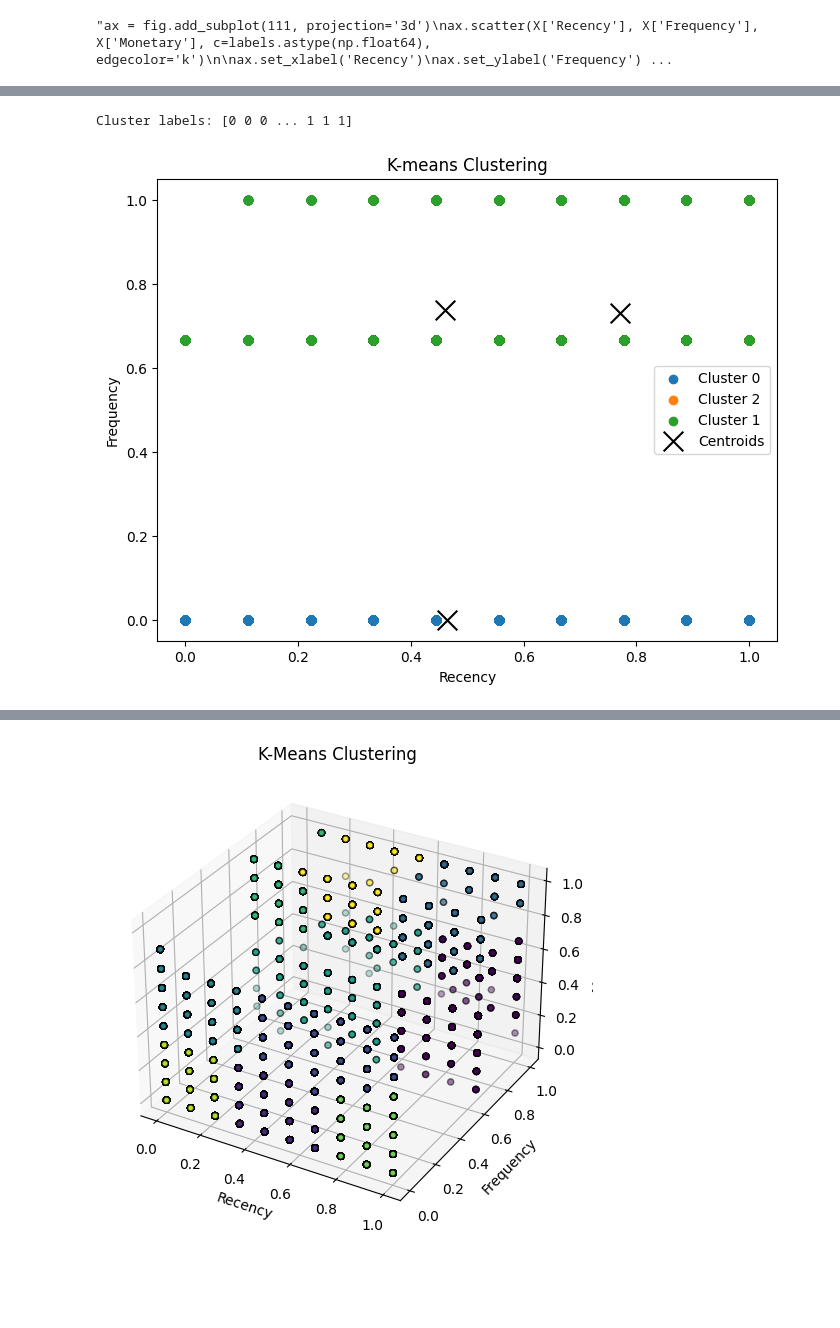
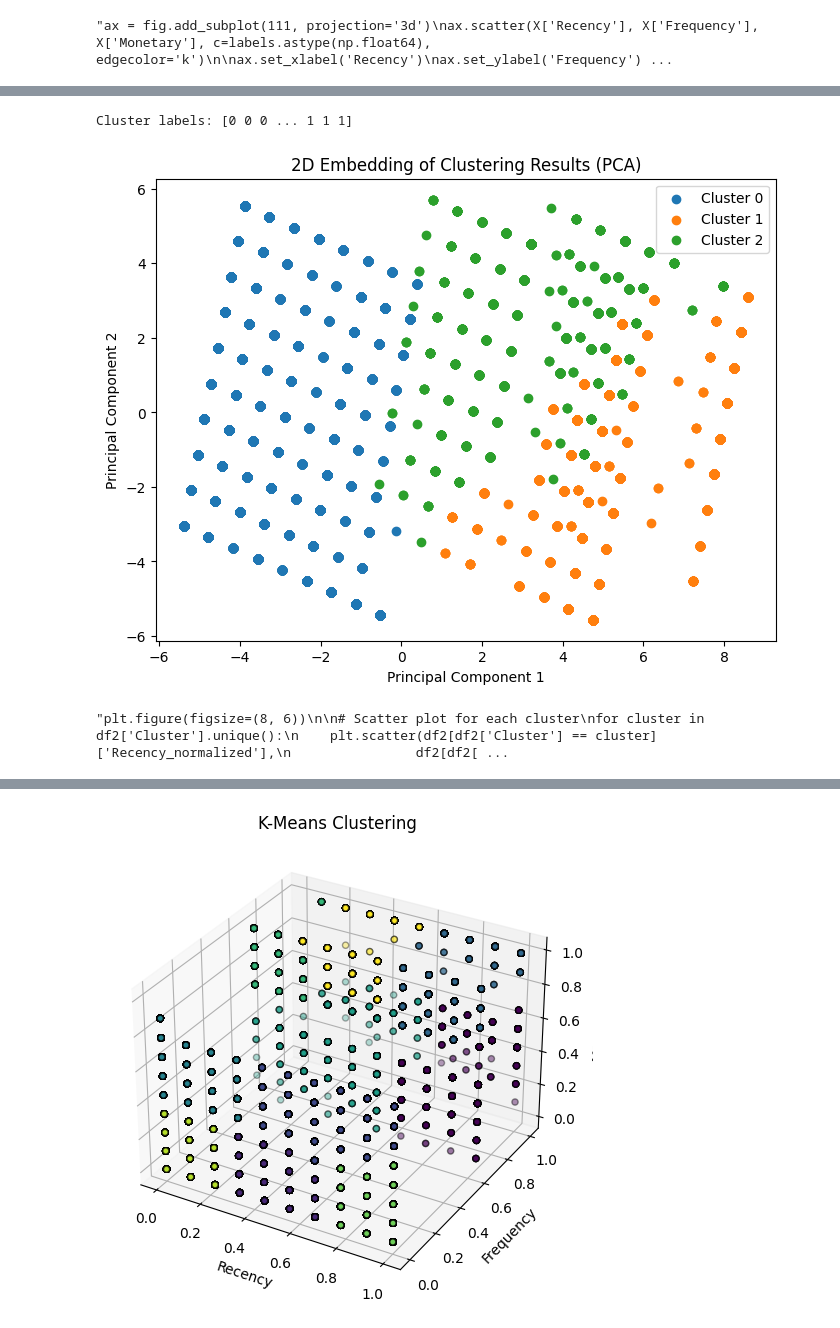
Before and after one commit to MohamedWael45/RFM, a Jupyter notebook: RFM_VeryFinal.ipynb, the cells around one changed output, grey strips where cells are left out. Saved outputs shown, nothing was run; the diff lists cells and outputs as text; code cells hidden in the pictures; blank space fills up the shorter version.

```diff
--- a/RFM_VeryFinal.ipynb
+++ b/RFM_VeryFinal.ipynb
@@ -281,32 +294,76 @@ for _ in range(k-1):
     median_M2 = df2['Monetary_normalized'].median()
     initial_centroids = np.append(initial_centroids, [[median_R2, median_F2, median_M2]], axis=0)
 
 # Perform K-means clustering with the initial centroids
 kmeans = KMeans(n_clusters=k, init=initial_centroids, n_init=1)
 kmeans.fit(df2[['Recency_normalized', 'Frequency_normalized', 'Monetary_normalized']])
 
 # Print the cluster labels
 print("Cluster labels:", kmeans.labels_)
 
 
 df2['Cluster'] = kmeans.labels_
 
 # Visualize the clusters
+
+'''colors = {0: 'red', 1: 'blue', 2: 'green'}
+
+# Create a scatter plot
 plt.figure(figsize=(8, 6))
+for cluster, color in colors.items():
+    cluster_data = df2[df2['Cluster'] == cluster]
+    plt.scatter(cluster_data['Recency'], cluster_data['Monetary'], color=color, label=f'Cluster {cluster}')
+
+# Set labels and title
+plt.xlabel('Recency')
+plt.ylabel('Monetary')
+plt.title('K-Means Clustering Results')
+plt.legend()
+
+# Show the plot
+plt.show()'''
+
+
+import seaborn as sns
+from sklearn.decomposition import PCA
+
+
+X = df2[['Recency', 'Frequency', 'Monetary']]
+
+# Perform PCA to reduce the dimensionality to 2 dimensions
+pca = PCA(n_components=2)
+X_pca = pca.fit_transform(X)
+
+# Plot the 2D embedding with cluster assignments
+plt.figure(figsize=(8, 6))
+for cluster in range(k):
+    plt.scatter(X_pca[df2['Cluster'] == cluster, 0], X_pca[df2['Cluster'] == cluster, 1], label=f'Cluster {cluster}')
+plt.title('2D Embedding of Clustering Results (PCA)')
+plt.xlabel('Principal Component 1')
+plt.ylabel('Principal Component 2')
+plt.legend()
+plt.show()
+
+
+
+
+
+'''plt.figure(figsize=(8, 6))
 
 # Scatter plot for each cluster
 for cluster in df2['Cluster'].unique():
     plt.scatter(df2[df2['Cluster'] == cluster]['Recency_normalized'],
                 df2[df2['Cluster'] == cluster]['Frequency_normalized'],
                 label=f'Cluster {cluster}')
 
 # Plot the centroids
 plt.scatter(kmeans.cluster_centers_[:, 0], kmeans.cluster_centers_[:, 1], marker='x', s=200, c='black', label='Centroids')
 plt.xlabel('Recency')
 plt.ylabel('Frequency')
 plt.title('K-means Clustering')
 plt.legend()
-plt.show()
+plt.show()'''
 # %% [output]
 Cluster labels: [0 0 0 ... 1 1 1]
-[figure, old version]
+[figure, new version]
+"plt.figure(figsize=(8, 6))\n\n# Scatter plot for each cluster\nfor cluster in df2['Cluster'].unique():\n    plt.scatter(df2[df2['Cluster'] == cluster]['Recency_normalized'],\n                df2[df2[ ...
```
Also changed, not shown: parts of 7 cells of this notebook.
